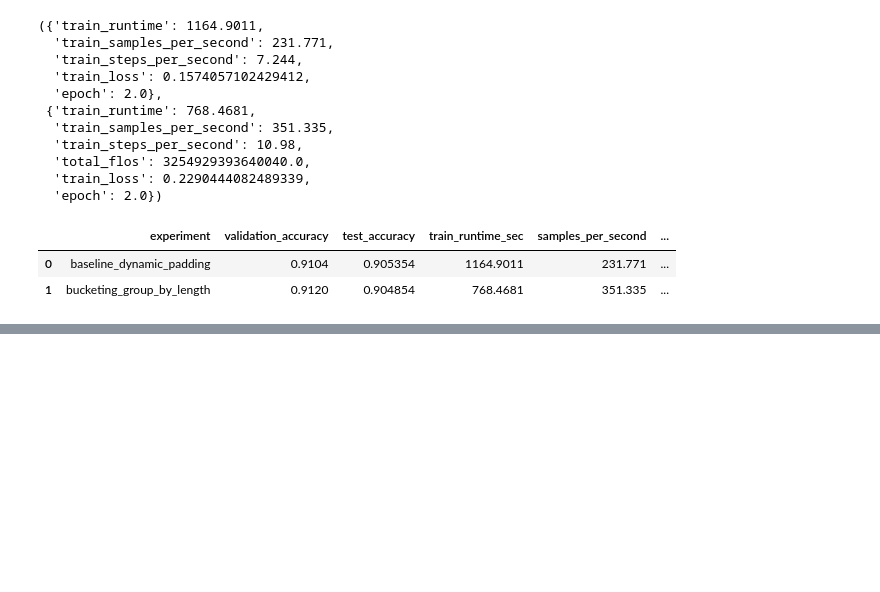
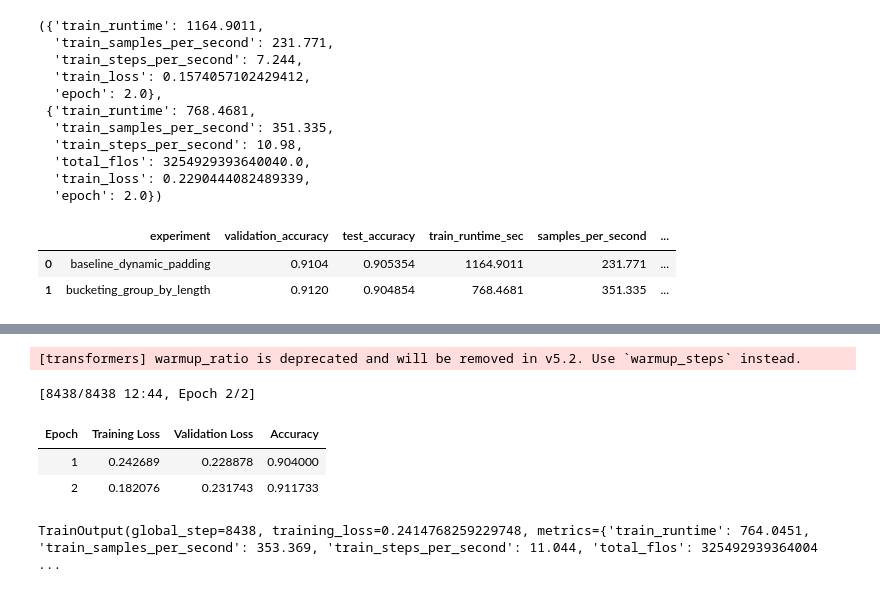
Before and after one commit to Dan-Hwang/AIFFEL_quest_eng, a Jupyter notebook: NLP/NLP05/nsmc_klue_bert_project_step.ipynb, the cells around one changed output, grey strips where cells are left out. Drawn from its saved outputs; the diff is of its cells as text; code cells hidden in the pictures; blank space fills up the shorter version.

```diff
--- a/NLP/NLP05/nsmc_klue_bert_project_step.ipynb
+++ b/NLP/NLP05/nsmc_klue_bert_project_step.ipynb
@@ -805,0 +976,47 @@ print('saved: nsmc_klue_result_comparison.csv')
+# %%
+# learning rate는 2e-5로 유지하고 warmup + linear scheduler를 추가합니다.
+
+training_args_warmup = TrainingArguments(
+    output_dir='./nsmc_klue_warmup_bucket',
+    eval_strategy='epoch',
+    save_strategy='epoch',
+    learning_rate=2e-5,
+    warmup_ratio=0.1,
+    lr_scheduler_type='linear',
+    per_device_train_batch_size=32,
+    per_device_eval_batch_size=64,
+    num_train_epochs=2,
+    weight_decay=0.01,
+    load_best_model_at_end=True,
+    metric_for_best_model='accuracy',
+    greater_is_better=True,
+    save_total_limit=2,
+    bf16=use_bf16,
+    fp16=use_fp16,
+    logging_strategy='steps',
+    logging_steps=200,
+    report_to='none',
+    seed=42,
+    train_sampling_strategy='group_by_length'
+)
+# %% [output]
+[transformers] warmup_ratio is deprecated and will be removed in v5.2. Use `warmup_steps` instead.
+# %%
+warmup_trainer = Trainer(
+    model=warmup_model,
+    args=training_args_warmup,
+    train_dataset=train_dataset,
+    eval_dataset=valid_dataset,
+    processing_class=tokenizer,
+    data_collator=data_collator,
+    compute_metrics=compute_metrics
+)
+
+warmup_train_result = warmup_trainer.train()
+warmup_train_result
+# %% [output]
+[8438/8438 12:44, Epoch 2/2]
+| Epoch | Training Loss | Validation Loss | Accuracy |
+| 1 | 0.242689 | 0.228878 | 0.904000 |
+| 2 | 0.182076 | 0.231743 | 0.911733 |
+TrainOutput(global_step=8438, training_loss=0.2414768259229748, metrics={'train_runtime': 764.0451, 'train_samples_per_second': 353.369, 'train_steps_per_second': 11.044, 'total_flos': 325492939364004 ...
```
Also changed, not shown: parts of 33 cells of this notebook, 33 other files.
